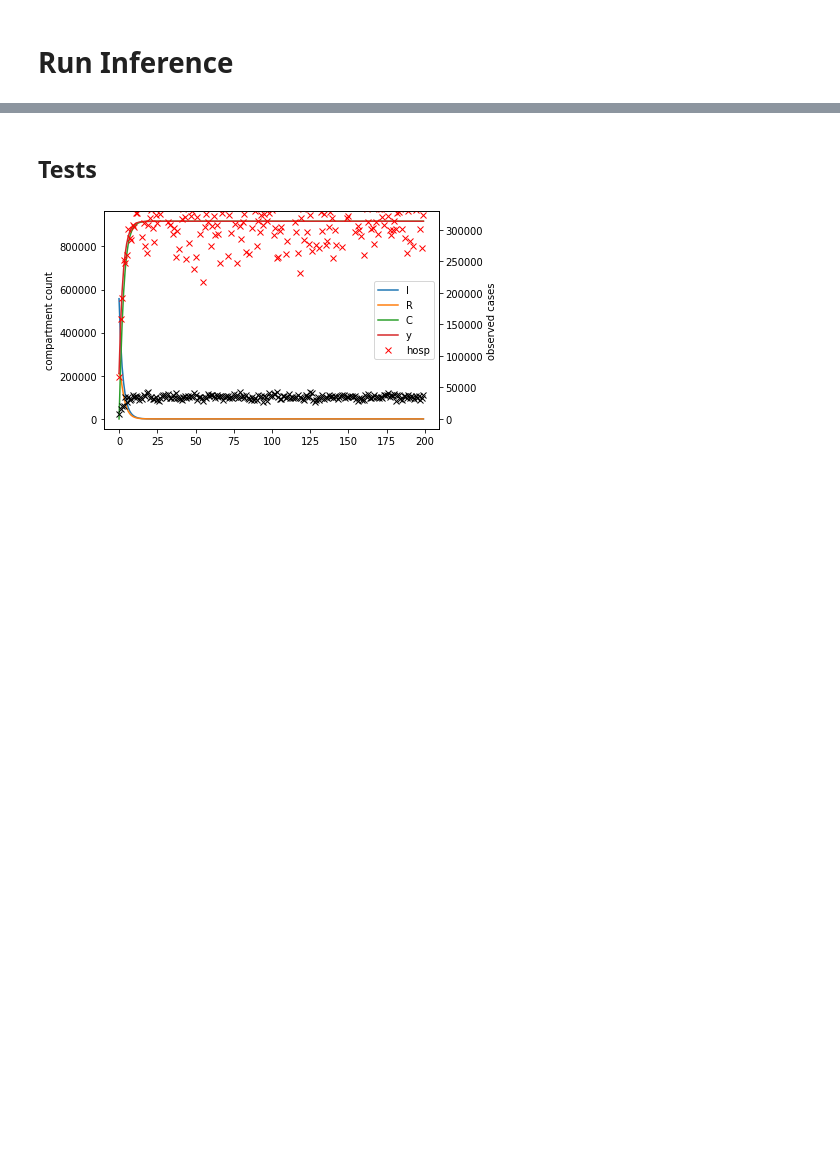
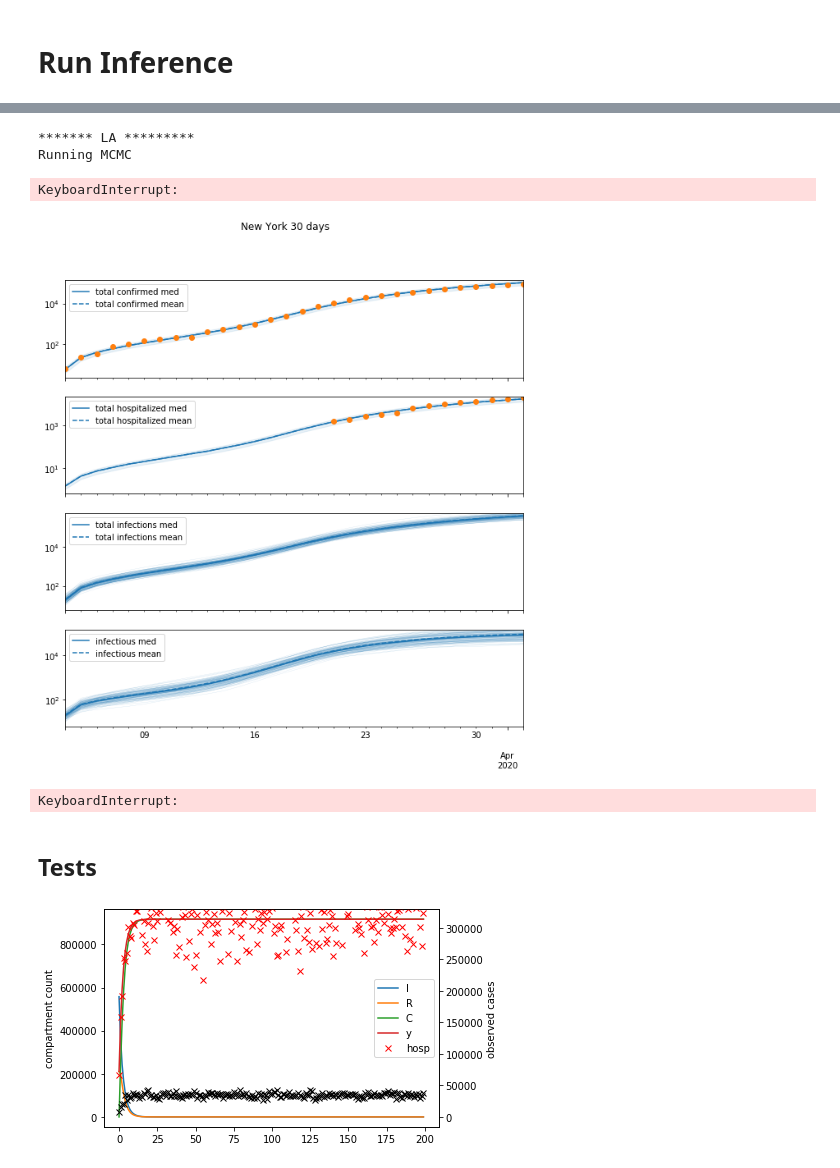
Before and after one commit to dsheldon/covid, a Jupyter notebook: SIR.ipynb, the cells around one changed output, grey strips where cells are left out. Drawn from its saved outputs; the diff is of its cells as text; code cells hidden in the pictures; blank space fills up the shorter version.

```diff
--- a/SIR.ipynb
+++ b/SIR.ipynb
@@ -238,3 +19,42 @@ MA
+# %%
+data = util.load_state_data()
+
+#places = state_data.keys()
+#places = ['Italy', 'US', 'WA', 'NY', 'MA']
+#places = ['NY', 'MA', 'WA', 'AK', 'WV']
+#places = ['US']
+places = ['LA']
+#places = ['NY', 'WA']
+
+
+for place in places:
+    util.run_place(data, place, use_hosp=True, save=save)
+# %% [output]
+******* LA *********
+Running MCMC
+KeyboardInterrupt:
+# %%
+data = util.load_state_data()
+
+start = '2020-03-04'
+#places = ['Italy', 'US', 'WA', 'NY', 'MA']
+#places = ['ID']
+places = ['NY']
+#places = state_data.keys()
+#places = ['AK']
+#places = ['US']
+#places = ['LA', 'NY']
+places = ['NY', 'MA', 'WA', 'AK', 'WV']
+
+use_hosp = True
+save = True
+
+# Inspect and Save Results
+for place in places:
+    util.gen_forecasts(data, place, use_hosp=use_hosp, save=save)
+# %% [output]
+[figure, added]
+KeyboardInterrupt:
 # %%
 import seaborn as sns
 
```
Also changed, not shown: parts of 2 cells of this notebook, 3 other files.
